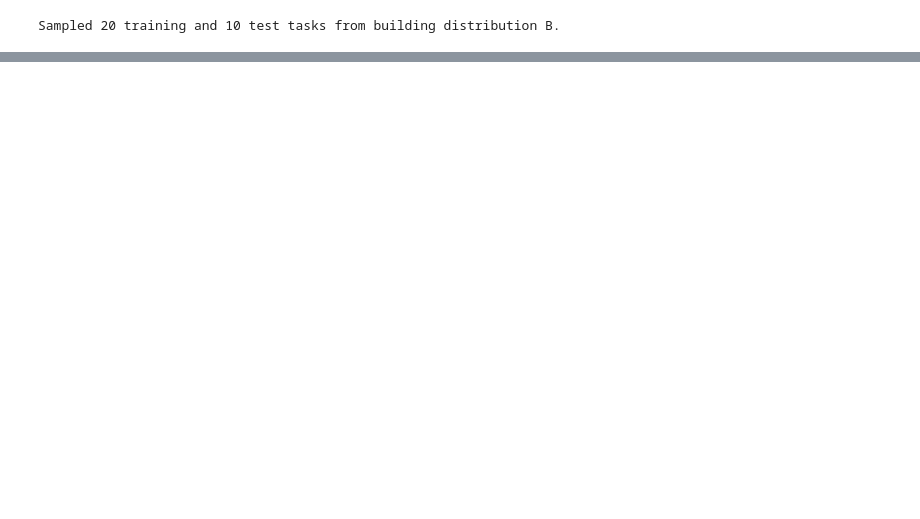
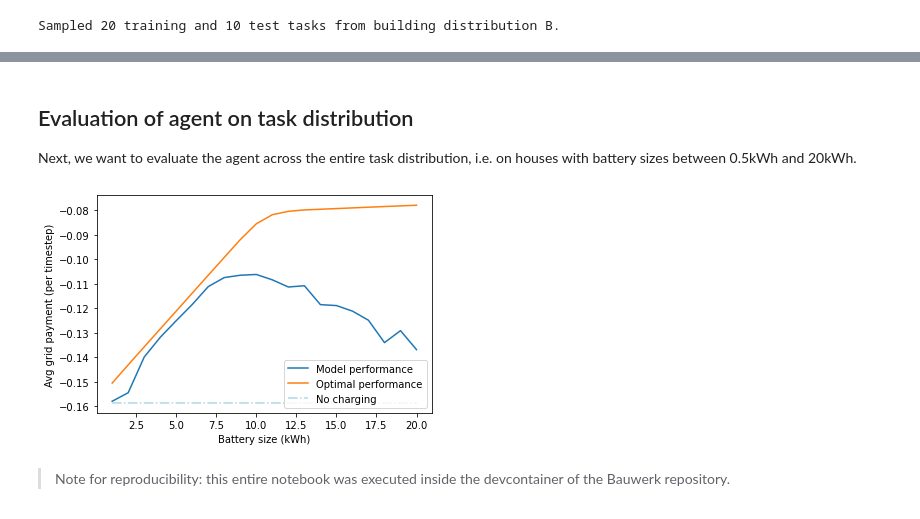
Before and after one commit to rdnfn/bauwerk, a Jupyter notebook: docs/misc/experiments/exp03_build_dist_b_meta_rl.ipynb, the cells around one changed output, grey strips where cells are left out. Drawn from its saved outputs; the diff is of its cells as text; code cells hidden in the pictures; blank space fills up the shorter version.

Commit message:
docs: update notebook

```diff
--- a/docs/misc/experiments/exp03_build_dist_b_meta_rl.ipynb
+++ b/docs/misc/experiments/exp03_build_dist_b_meta_rl.ipynb
@@ -78,3 +93,7 @@ plt.tight_layout()
+# %% [markdown]
+## Evaluation of agent on task distribution
+
+Next,  we want to evaluate the agent across the entire task distribution, i.e. on houses with battery sizes between 0.5kWh and 20kWh.
 # %%
 # evaluating performance of agent across different battery sizes
 
@@ -98,7 +117,11 @@ for size in battery_sizes:
 # %%
 plt.plot(battery_sizes, perf_per_task, label="Model performance")
 plt.plot(battery_sizes, opt_perf_per_task, label="Optimal performance")
 plt.xlabel("Battery size (kWh)")
 plt.ylabel(f"Avg grid payment (per timestep)")
 plt.hlines(perf_nocharge, 1, len(battery_sizes), label="No charging", linestyle="-.", color="lightblue")
-plt.legend()
+_ = plt.legend()
+# %% [output]
+[figure, added]
+# %% [markdown]
+> Note for reproducibility: this entire notebook was executed inside the devcontainer of the Bauwerk repository.
```
Also changed, not shown: parts of 5 cells of this notebook.
